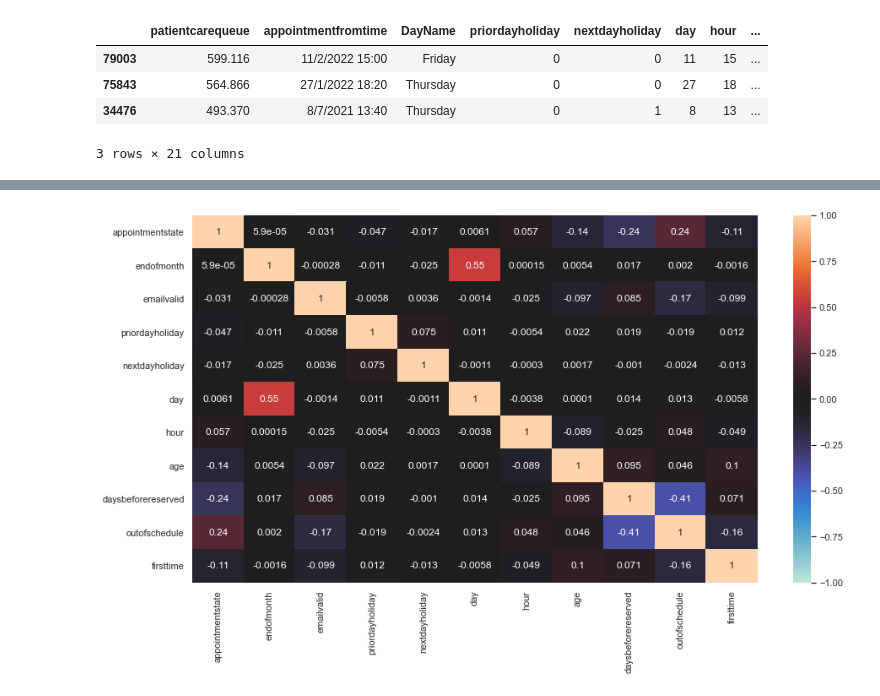
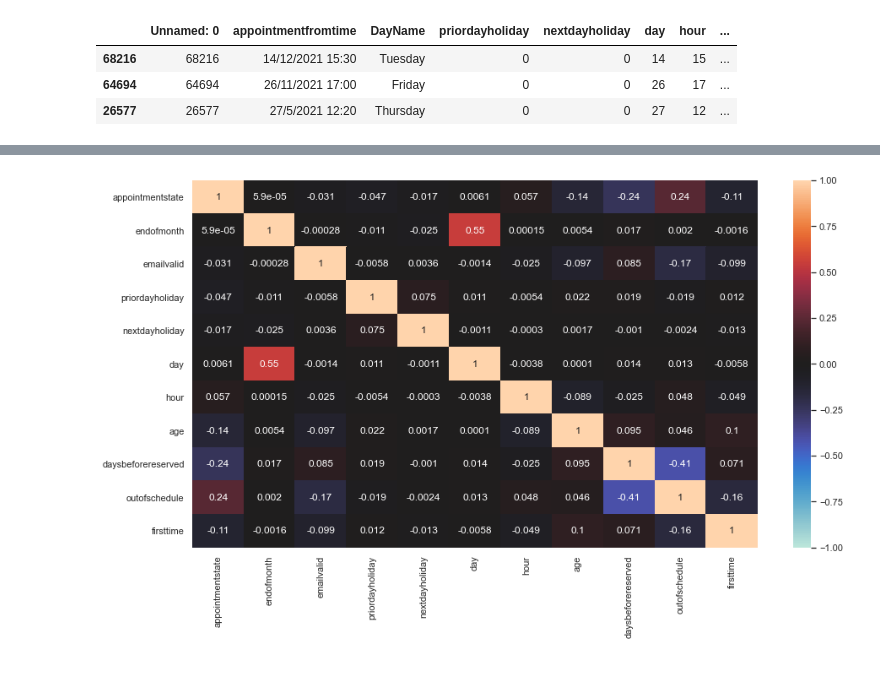
Before and after one commit to casagrandeale/TPDigitalHouse, a Jupyter notebook: T.P 3/2 - Regresion Logistica.ipynb, the cells around one changed output, grey strips where cells are left out. Saved outputs shown, nothing was run; the diff lists cells and outputs as text; code cells hidden in the pictures.

Commit message:
Data set con notebooks de preparacion del dataset y regresión logistica

```diff
--- a/T.P 3/pacientes.ipynb
+++ b/T.P 3/2 - Regresion Logistica.ipynb
@@ -1,17 +1,16 @@
 # %%
 #Importamos las bibliotecas que usaremos
 import numpy as np
 import pandas as pd
 import matplotlib.pyplot as plt
 %matplotlib inline
 import seaborn as sns
 from sklearn.linear_model import LinearRegression
 
-data = pd.read_csv('data/data.csv',decimal=',',sep=';')
+data = pd.read_csv('data/dataset_turnos.csv')
 data.sample(3)
 # %% [output]
-|  | patientcarequeue | appointmentfromtime | DayName | priordayholiday | nextdayholiday | day | hour | ... |
-| 79003 | 599.116 | 11/2/2022 15:00 | Friday | 0 | 0 | 11 | 15 | ... |
-| 75843 | 564.866 | 27/1/2022 18:20 | Thursday | 0 | 0 | 27 | 18 | ... |
-| 34476 | 493.370 | 8/7/2021 13:40 | Thursday | 0 | 1 | 8 | 13 | ... |
+|  | Unnamed: 0 | appointmentfromtime | DayName | priordayholiday | nextdayholiday | day | hour | ... |
+| 68216 | 68216 | 14/12/2021 15:30 | Tuesday | 0 | 0 | 14 | 15 | ... |
+| 64694 | 64694 | 26/11/2021 17:00 | Friday | 0 | 0 | 26 | 17 | ... |
+| 26577 | 26577 | 27/5/2021 12:20 | Thursday | 0 | 0 | 27 | 12 | ... |
-3 rows × 21 columns
```
Also changed, not shown: parts of 9 cells of this notebook, 2 other files.
